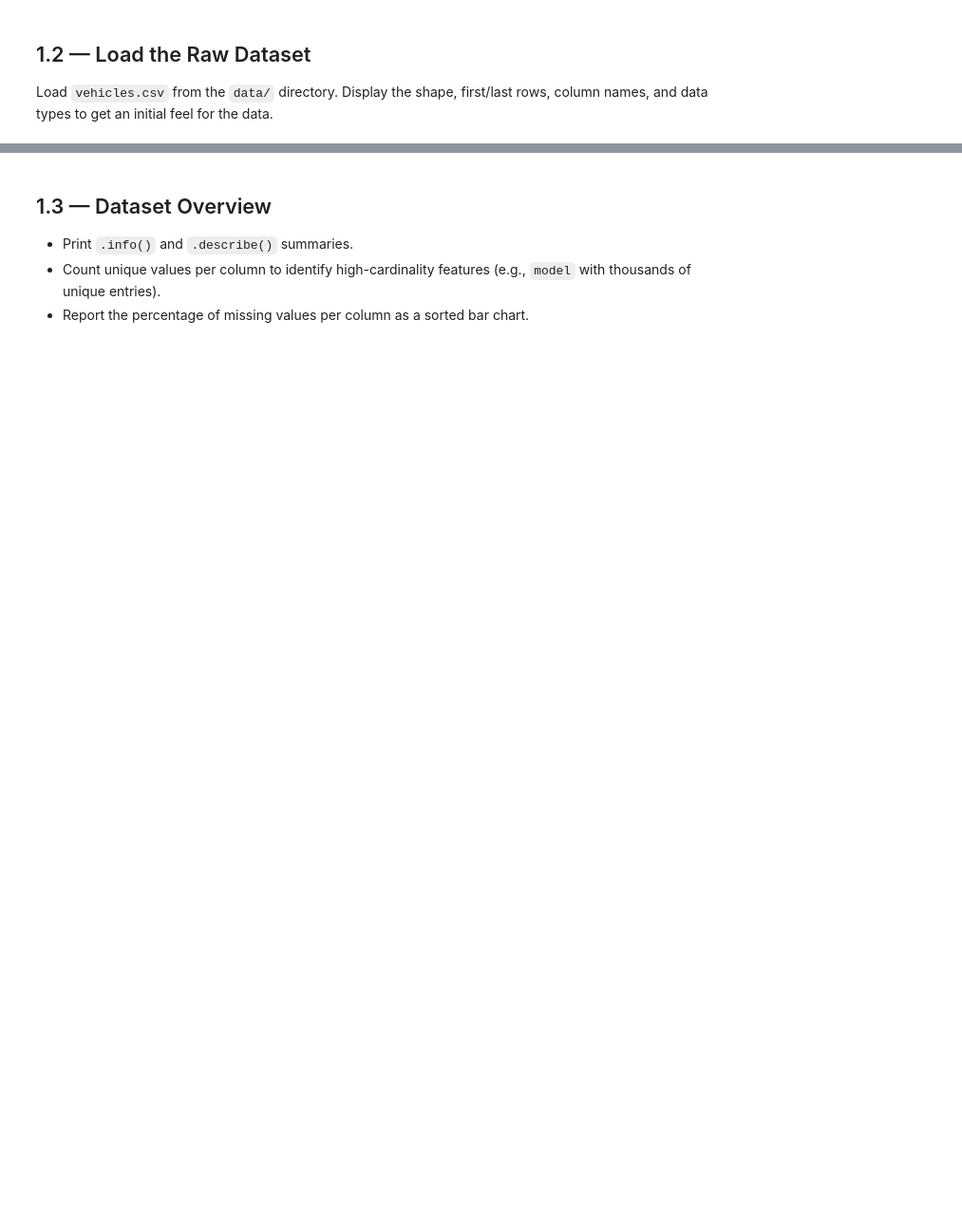
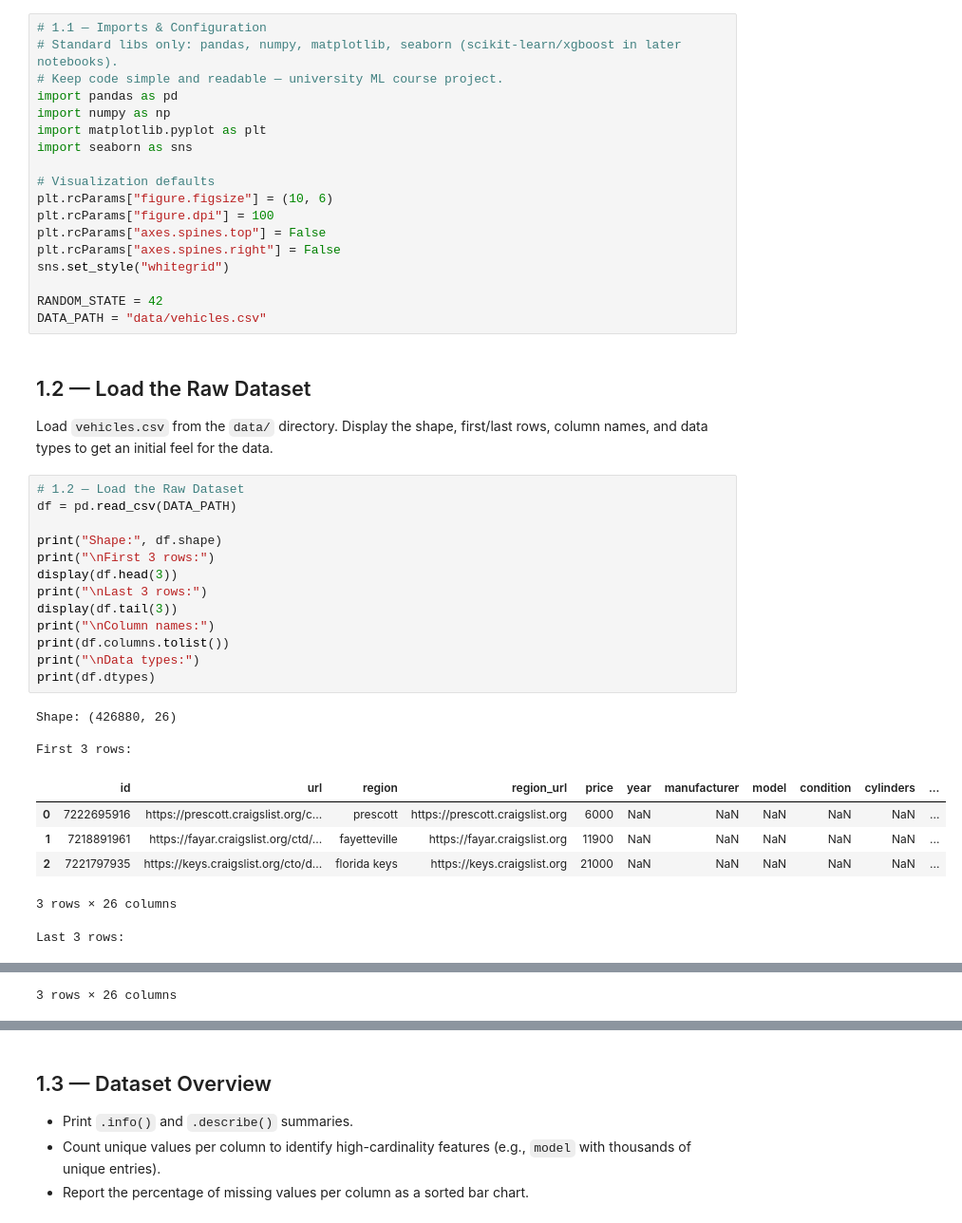
Before and after one commit to AcarBasaran/Predictive-Modeling-of-US-Used-Vehicle-Prices, a Jupyter notebook: notebooks/01_eda.ipynb, the cells around one changed output, grey strips where cells are left out. Shown at 95% size. Cells and saved outputs as stored; diff of their text form; blank space fills up the shorter version.

```diff
--- a/notebooks/01_eda.ipynb
+++ b/notebooks/01_eda.ipynb
@@ -16,7 +16,48 @@ This notebook covers **Work Package 1 — Data Foundations** from the project pr
 ## 1.1 — Imports & Configuration
 
 Import all required libraries (Pandas, NumPy, Matplotlib, Seaborn) and set visualization defaults (figure size, style, DPI).
+# %%
+# 1.1 — Imports & Configuration
+# Standard libs only: pandas, numpy, matplotlib, seaborn (scikit-learn/xgboost in later notebooks).
+# Keep code simple and readable — university ML course project.
+import pandas as pd
+import numpy as np
+import matplotlib.pyplot as plt
+import seaborn as sns
+
+# Visualization defaults
+plt.rcParams["figure.figsize"] = (10, 6)
+plt.rcParams["figure.dpi"] = 100
+plt.rcParams["axes.spines.top"] = False
+plt.rcParams["axes.spines.right"] = False
+sns.set_style("whitegrid")
+
+RANDOM_STATE = 42
+DATA_PATH = "data/vehicles.csv"
 # %% [markdown]
 ## 1.2 — Load the Raw Dataset
 
 Load `vehicles.csv` from the `data/` directory. Display the shape, first/last rows, column names, and data types to get an initial feel for the data.
+# %%
+# 1.2 — Load the Raw Dataset
+df = pd.read_csv(DATA_PATH)
+
+print("Shape:", df.shape)
+print("\nFirst 3 rows:")
+display(df.head(3))
+print("\nLast 3 rows:")
+display(df.tail(3))
+print("\nColumn names:")
+print(df.columns.tolist())
+print("\nData types:")
+print(df.dtypes)
+# %% [output]
+Shape: (426880, 26)
+
+First 3 rows:
+|  | id | url | region | region_url | price | year | manufacturer | model | condition | cylinders | ... |
+| 0 | 7222695916 | https://prescott.craigslist.org/c... | prescott | https://prescott.craigslist.org | 6000 | NaN | NaN | NaN | NaN | NaN | ... |
+| 1 | 7218891961 | https://fayar.craigslist.org/ctd/... | fayetteville | https://fayar.craigslist.org | 11900 | NaN | NaN | NaN | NaN | NaN | ... |
+| 2 | 7221797935 | https://keys.craigslist.org/cto/d... | florida keys | https://keys.craigslist.org | 21000 | NaN | NaN | NaN | NaN | NaN | ... |
+3 rows × 26 columns
+Last 3 rows:
@@ -22,0 +68 @@ Load `vehicles.csv` from the `data/` directory. Display the shape, first/last ro
+3 rows × 26 columns
```
Also changed, not shown: parts of 2 cells of this notebook, 1 other file.
